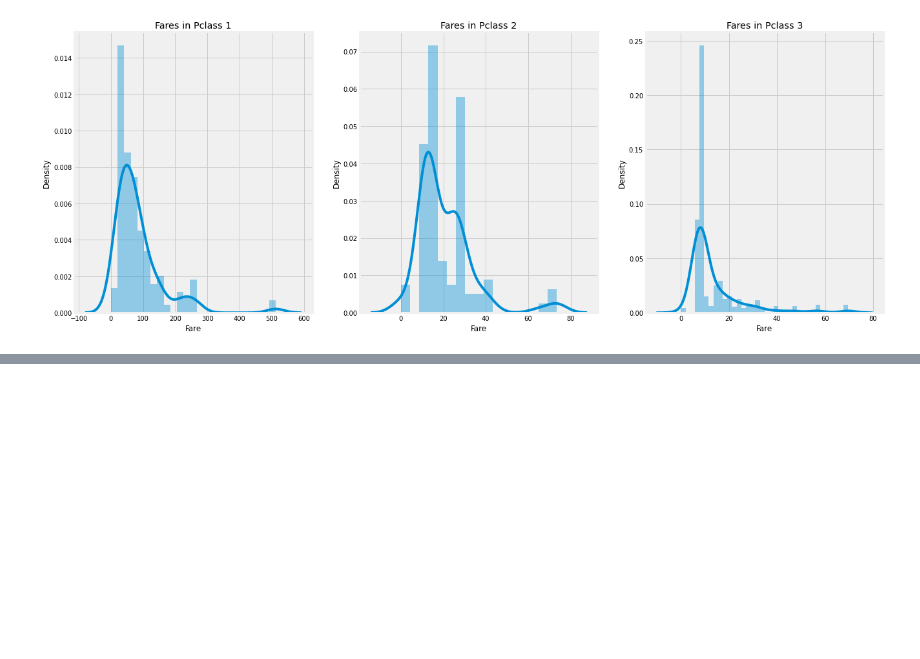
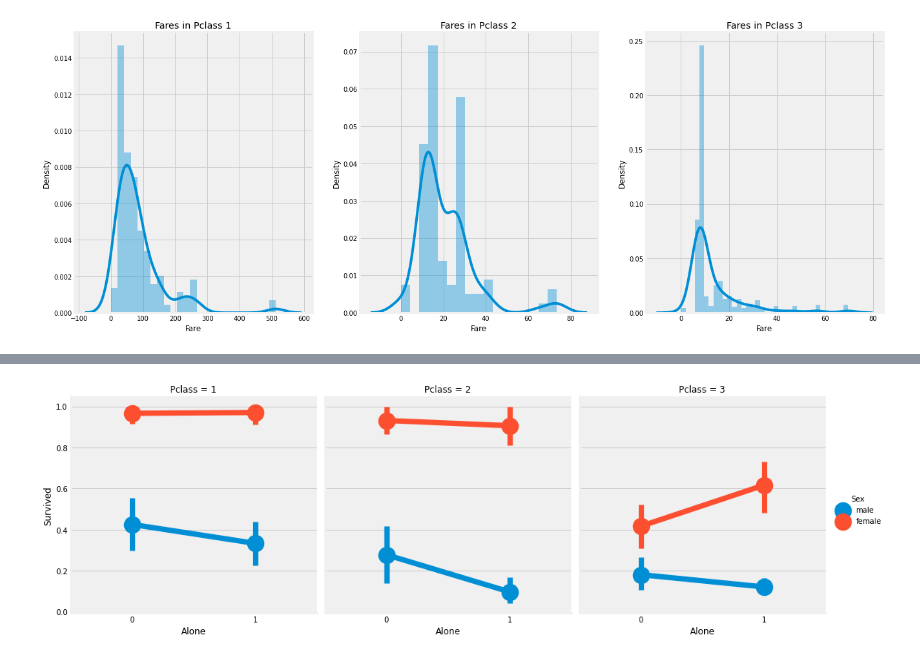
Before and after one commit to sgr1118/Kaggle-Transcription, a Jupyter notebook: Kaggle_Transcription_titanic(220804).ipynb, the cells around one changed output, grey strips where cells are left out. Saved outputs shown, nothing was run; the diff lists cells and outputs as text; code cells hidden in the pictures; blank space fills up the shorter version.

```diff
--- a/Kaggle_Transcription_titanic(220804).ipynb
+++ b/Kaggle_Transcription_titanic(220804).ipynb
@@ -350,0 +417,6 @@ plt.show()
+# %%
+# 성별을 기준으로 단일 인구의 생존율 비교
+sns.factorplot('Alone','Survived',data=data,hue='Sex',col='Pclass')
+plt.show()
+# %% [output]
+[figure, added]
```
Also changed, not shown: parts of 27 cells of this notebook.
